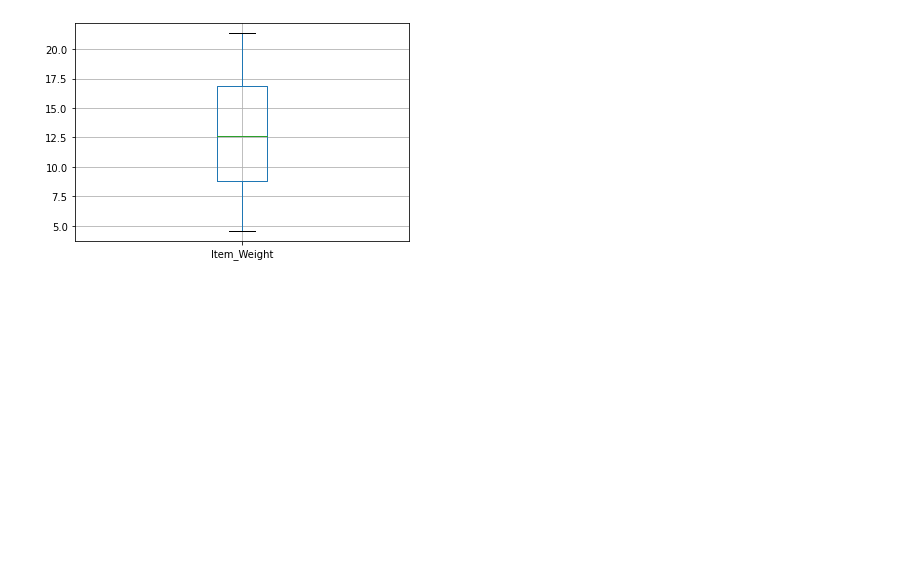
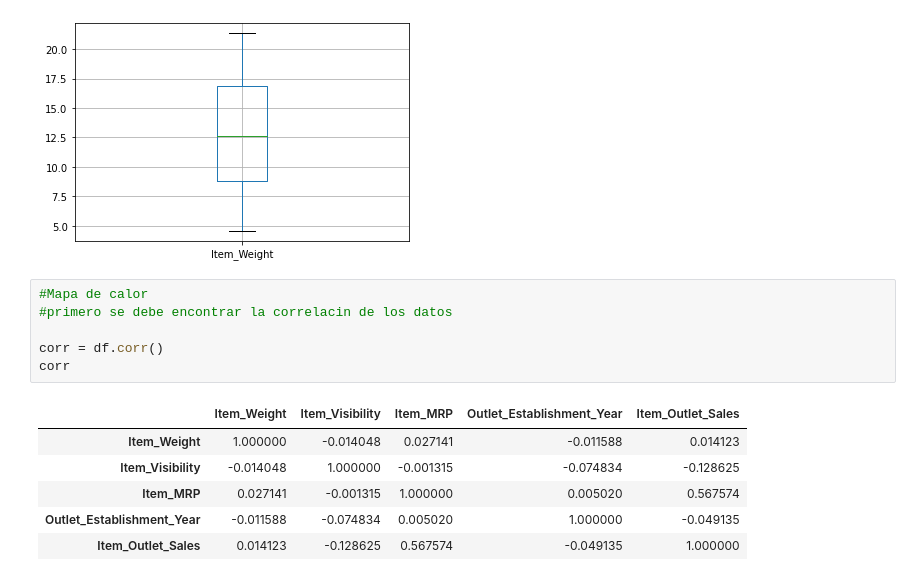
Before and after one commit to jesspl/prediction, a Jupyter notebook: predicciones_de_ventas.ipynb, the cells around one changed output. Saved outputs shown, nothing was run; the diff lists cells and outputs as text; blank space fills up the shorter version.

```diff
--- a/predicciones_de_ventas.ipynb
+++ b/predicciones_de_ventas.ipynb
@@ -362,3 +362,16 @@ df[['Item_Weight']].boxplot()
 # %% [output]
 <matplotlib.axes._subplots.AxesSubplot at 0x...>
 [figure]
+# %%
+#Mapa de calor
+#primero se debe encontrar la correlacin de los datos
+
+corr = df.corr()
+corr
+# %% [output]
+|  | Item_Weight | Item_Visibility | Item_MRP | Outlet_Establishment_Year | Item_Outlet_Sales |
+| Item_Weight | 1.000000 | -0.014048 | 0.027141 | -0.011588 | 0.014123 |
+| Item_Visibility | -0.014048 | 1.000000 | -0.001315 | -0.074834 | -0.128625 |
+| Item_MRP | 0.027141 | -0.001315 | 1.000000 | 0.005020 | 0.567574 |
+| Outlet_Establishment_Year | -0.011588 | -0.074834 | 0.005020 | 1.000000 | -0.049135 |
+| Item_Outlet_Sales | 0.014123 | -0.128625 | 0.567574 | -0.049135 | 1.000000 |
```
Also changed, not shown: parts of 2 cells of this notebook.
